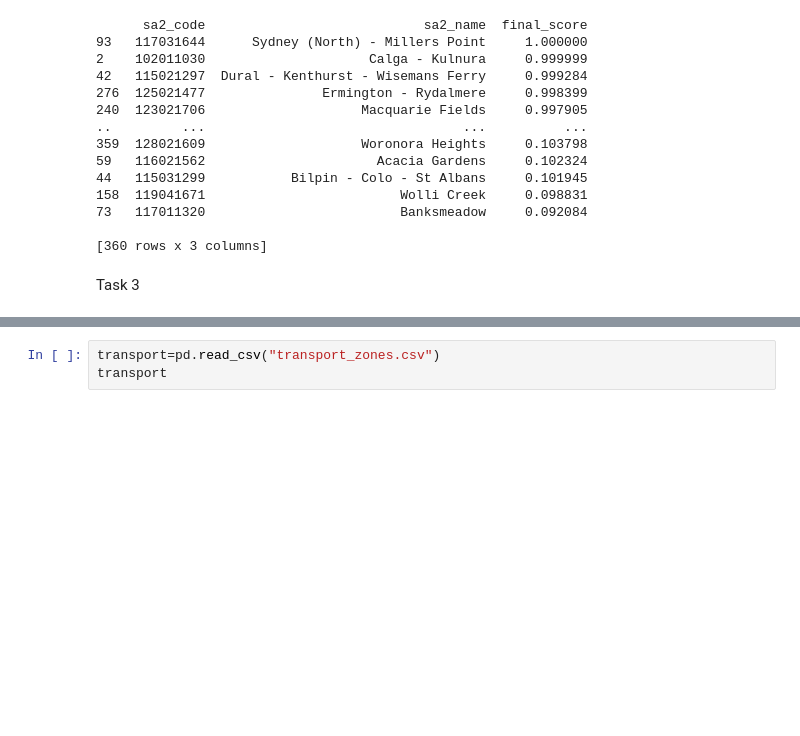
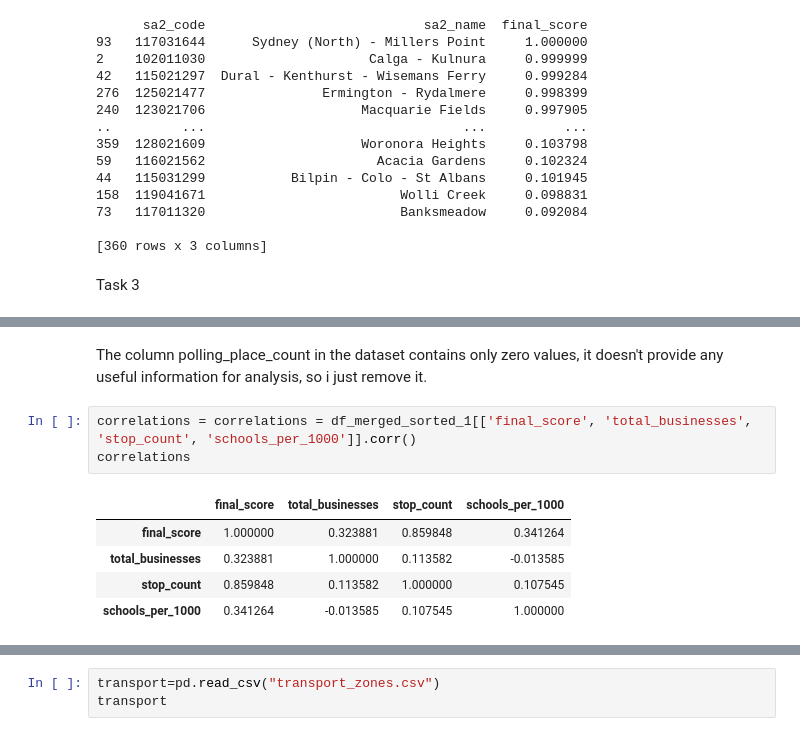
Before and after one commit to Loki4099/data2001_assignment, a Jupyter notebook: final_assignment.ipynb, the cells around one changed output, grey strips where cells are left out. Drawn from its saved outputs; the diff is of its cells as text; blank space fills up the shorter version.

```diff
--- a/final_assignment.ipynb
+++ b/final_assignment.ipynb
@@ -1468,0 +1464,11 @@ max                    0.0      0.0          1.040583   14.057905     1.000000
+# %% [markdown]
+The column polling_place_count in the dataset contains only zero values,  it doesn't provide any useful information for analysis, so i just remove it.
+# %%
+correlations = correlations = df_merged_sorted_1[['final_score', 'total_businesses', 'stop_count', 'schools_per_1000']].corr()
+correlations
+# %% [output]
+|  | final_score | total_businesses | stop_count | schools_per_1000 |
+| final_score | 1.000000 | 0.323881 | 0.859848 | 0.341264 |
+| total_businesses | 0.323881 | 1.000000 | 0.113582 | -0.013585 |
+| stop_count | 0.859848 | 0.113582 | 1.000000 | 0.107545 |
+| schools_per_1000 | 0.341264 | -0.013585 | 0.107545 | 1.000000 |
```
Also changed, not shown: parts of 6 cells of this notebook.
